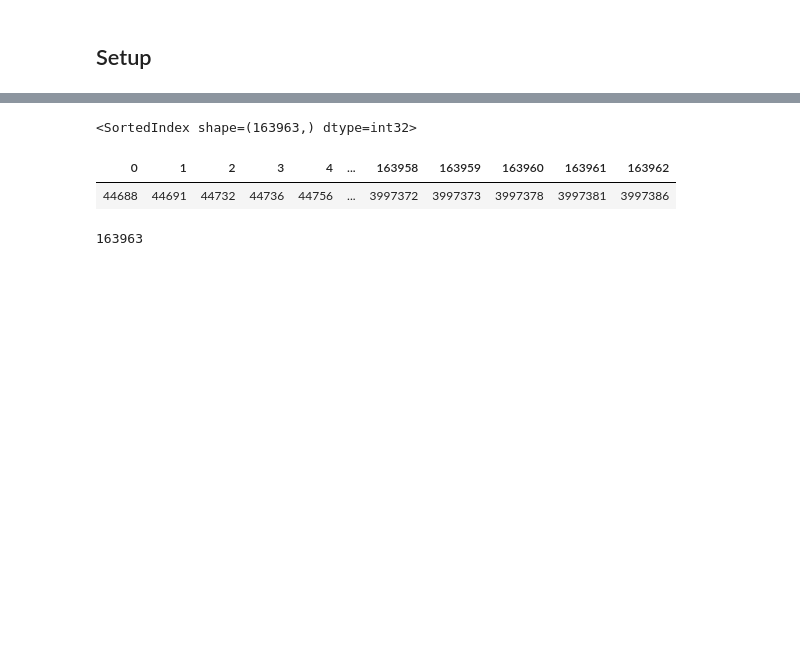
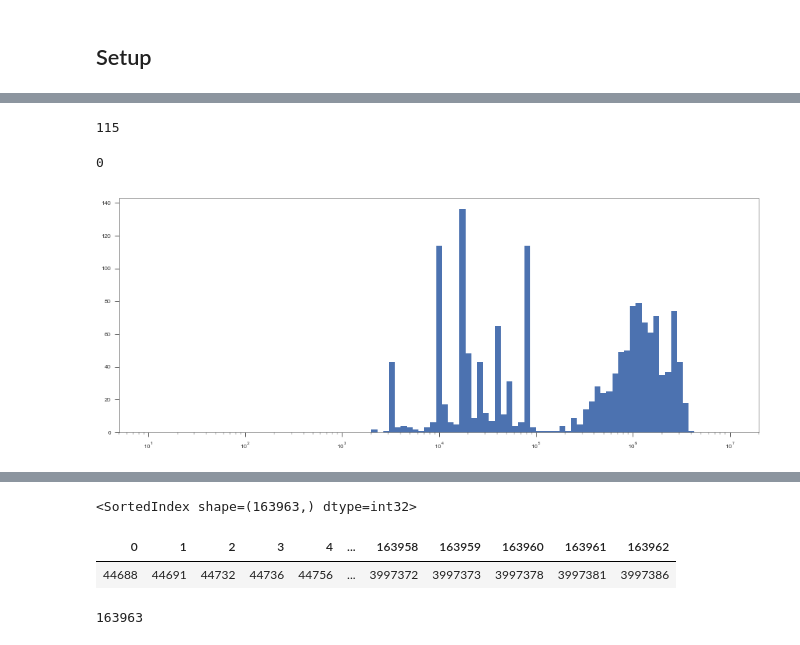
Before and after one commit to alimanfoo/agam-vgsc-report, a Jupyter notebook: notebooks/spike_local_genealogy.ipynb, the cells around one changed output, grey strips where cells are left out. Drawn from its saved outputs; the diff is of its cells as text; code cells hidden in the pictures; blank space fills up the shorter version.

Commit message:
spike locate breakpoints both flanks

```diff
--- a/notebooks/spike_local_genealogy.ipynb
+++ b/notebooks/spike_local_genealogy.ipynb
@@ -15,0 +37,4 @@ ImportError: No module named 'hapclust'
+# %%
+# exclude cross parents
+haps_phased_region = genotypes_phased[loc_region].to_haplotypes()[:, :-16].compute()
+haps_phased_region
@@ -15,0 +51,8 @@ ImportError: No module named 'hapclust'
+# %%
+pos = pos_phased_region
+haps = haps_phased_region
+n_variants = haps.shape[0]
+n_haplotypes = haps.shape[1]
+# %%
+idx_core = pos.locate_key(pos_kdr_f)
+idx_core
@@ -15,0 +61,3 @@ ImportError: No module named 'hapclust'
+# %%
+%%time
+breaks_l, breaks_r = hapclust.locate_recomb_4gr_both(haps, idx_core=idx_core)
@@ -15,0 +67,8 @@ ImportError: No module named 'hapclust'
+# %%
+np.count_nonzero(breaks_l < 0)
+# %% [output]
+115
+# %%
+np.count_nonzero(breaks_r < 0)
+# %% [output]
+0
@@ -15,0 +78,13 @@ ImportError: No module named 'hapclust'
+# %%
+plt.figure(figsize=(16, 6))
+l = breaks_l.copy()
+l[l < 0] = 0
+r = breaks_r.copy()
+r[r < 0] = haps_phased_region.n_variants - 1
+lp = np.asarray(pos_phased_region)[l]
+rp = np.asarray(pos_phased_region)[r]
+d = rp - lp
+plt.hist(d, bins=np.logspace(1, 7, 100))
+plt.xscale('log');
+# %% [output]
+[figure, added]
```
Also changed, not shown: parts of 33 cells of this notebook, 1 other file.
